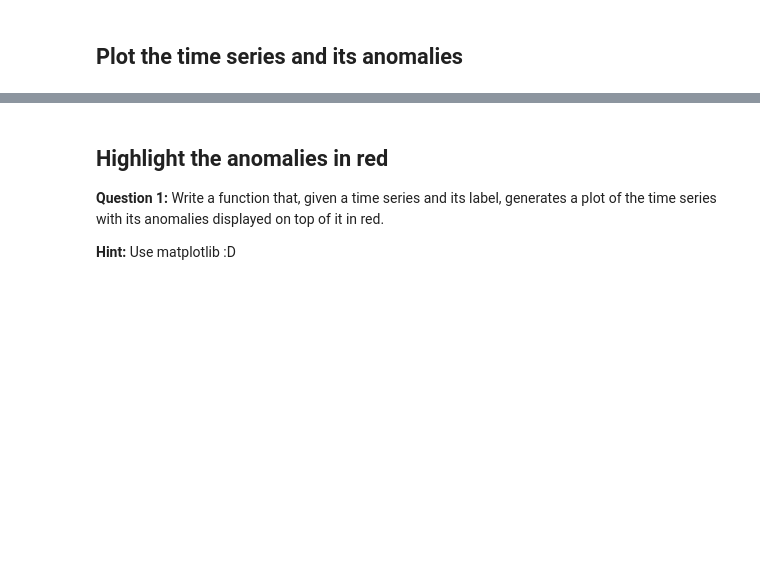
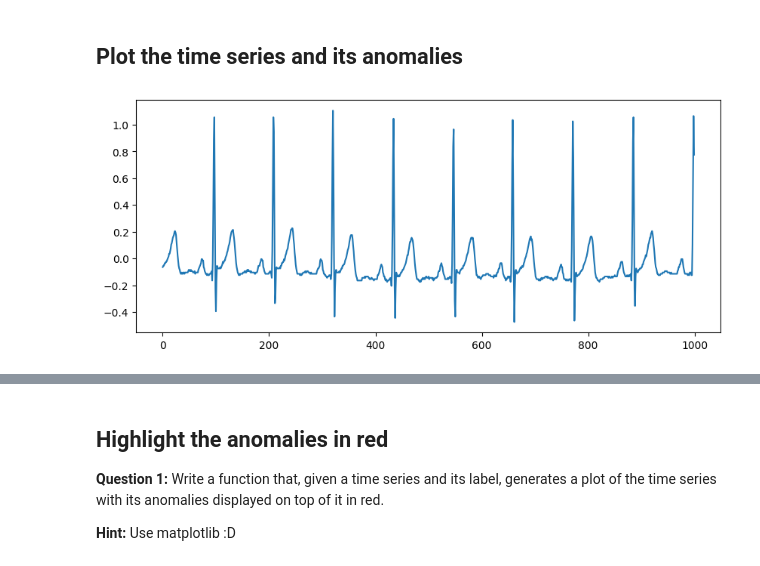
Before and after one commit to sylligardos/anomaly-detection-tutorial, a Jupyter notebook: notebooks/tutorial_paris_2024.ipynb, the cells around one changed output, grey strips where cells are left out. Cells and saved outputs as stored; diff of their text form; code cells hidden in the pictures; blank space fills up the shorter version.

```diff
--- a/notebooks/tutorial_paris_2024.ipynb
+++ b/notebooks/tutorial_paris_2024.ipynb
@@ -26,8 +26,10 @@ label = df[1].to_numpy()
 ## Plot the time series and its anomalies
 # %%
 plt.figure(figsize=(10, 4))
-plt.plot(data)
+plt.plot(data[:1000])
 plt.show()
+# %% [output]
+[figure, added]
 # %%
 plt.figure(figsize=(10, 4))
 plt.plot(label)
```
Also changed, not shown: parts of 11 cells of this notebook, 3 other files.
